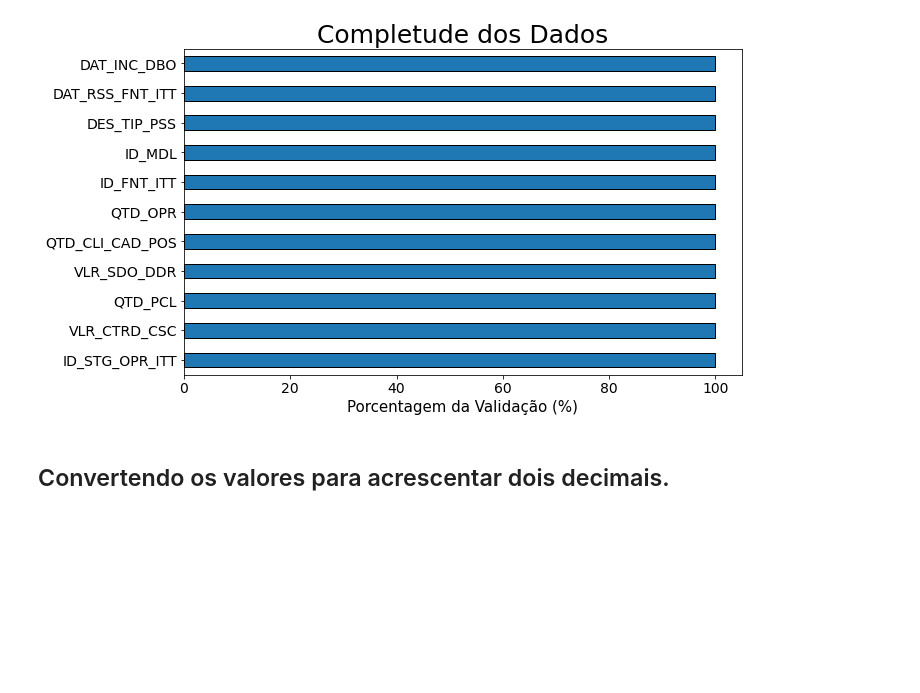
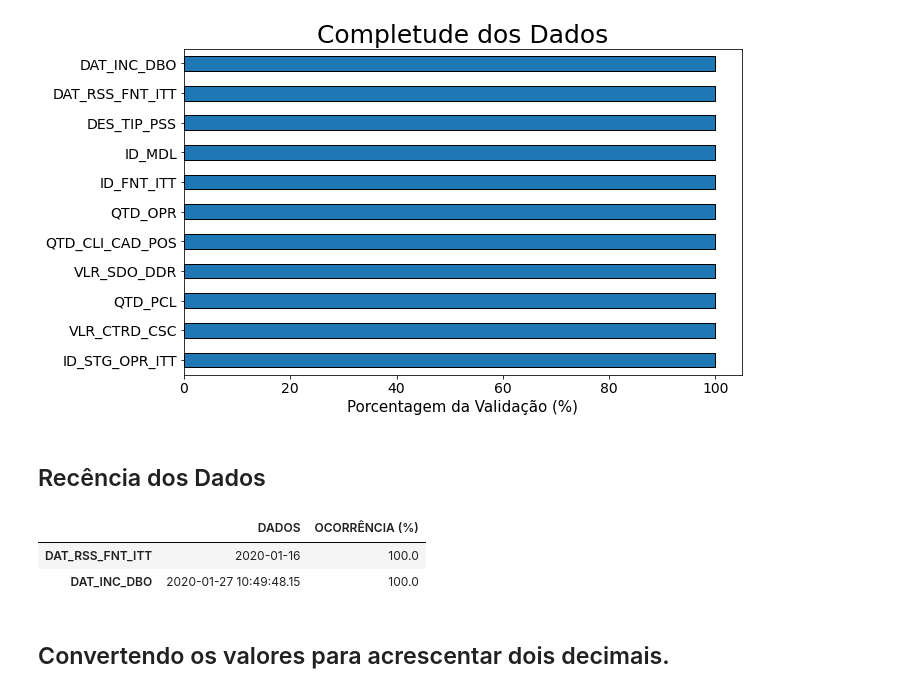
Before and after one commit to ThallesTorres/Projeto_SPC, a Jupyter notebook: SPRINT 2/Analise_STG_OPR_ITT.ipynb, the cells around one changed output. Saved outputs shown, nothing was run; the diff lists cells and outputs as text; code cells hidden in the pictures; blank space fills up the shorter version.

```diff
--- a/SPRINT 2/Analise_STG_OPR_ITT.ipynb
+++ b/SPRINT 2/Analise_STG_OPR_ITT.ipynb
@@ -177,6 +173,34 @@ plt.title('Completude dos Dados', size = 25); # Adicionando um título.
 plt.xlabel('Porcentagem da Validação (%)', size = 15); # Nomeando o eixo X.
 # %% [output]
 [figure]
+# %% [markdown]
+## Recência dos Dados
+# %%
+analisar = dados_STG_OPR_ITT[['ID_STG_OPR_ITT', 'DAT_RSS_FNT_ITT']]
+DAT_RSS_FNT_ITT = analisar.groupby('DAT_RSS_FNT_ITT').count()
+
+analisar = dados_STG_OPR_ITT[['ID_STG_OPR_ITT', 'DAT_INC_DBO']]
+DAT_INC_DBO = analisar.groupby('DAT_INC_DBO').count()
+
+colunas = [DAT_RSS_FNT_ITT, DAT_INC_DBO]
+
+keys = []
+values = []
+
+for coluna in colunas:
+    for x in coluna['ID_STG_OPR_ITT'].to_dict().items():
+        keys.append(x[0])
+        values.append(x[1])
+
+analise =  pd.DataFrame({'DADOS' : [x for x in keys],
+                         'OCORRÊNCIA (%)' : [x * 100 / analisar.shape[0] for x in values]},
+                        index = ['DAT_RSS_FNT_ITT', 'DAT_INC_DBO'])
+
+analise
+# %% [output]
+|  | DADOS | OCORRÊNCIA (%) |
+| DAT_RSS_FNT_ITT | 2020-01-16 | 100.0 |
+| DAT_INC_DBO | 2020-01-27 10:49:48.15 | 100.0 |
 # %% [markdown]
 ## Convertendo os valores para acrescentar dois decimais.
 # %%
```
Also changed, not shown: parts of 2 cells of this notebook.
